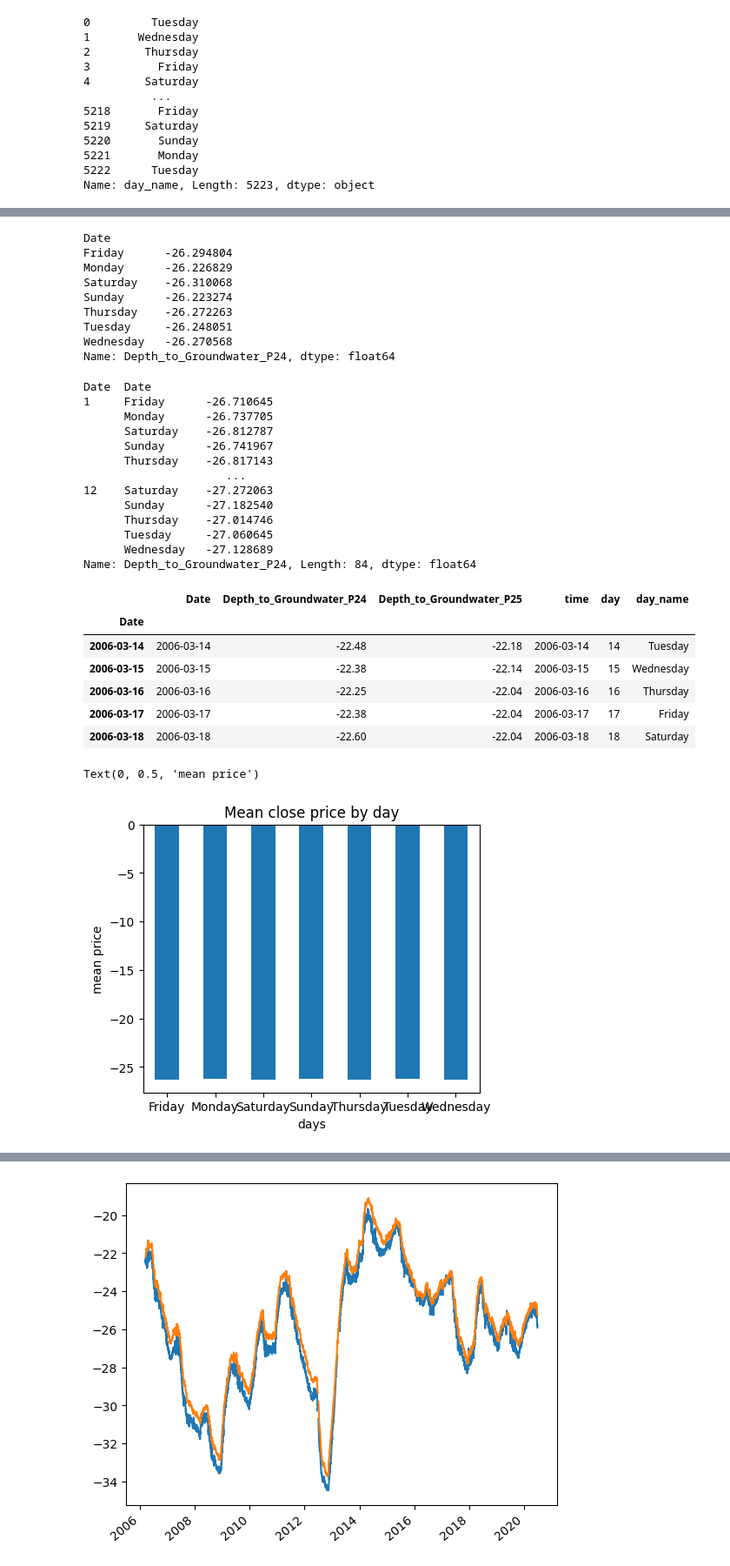
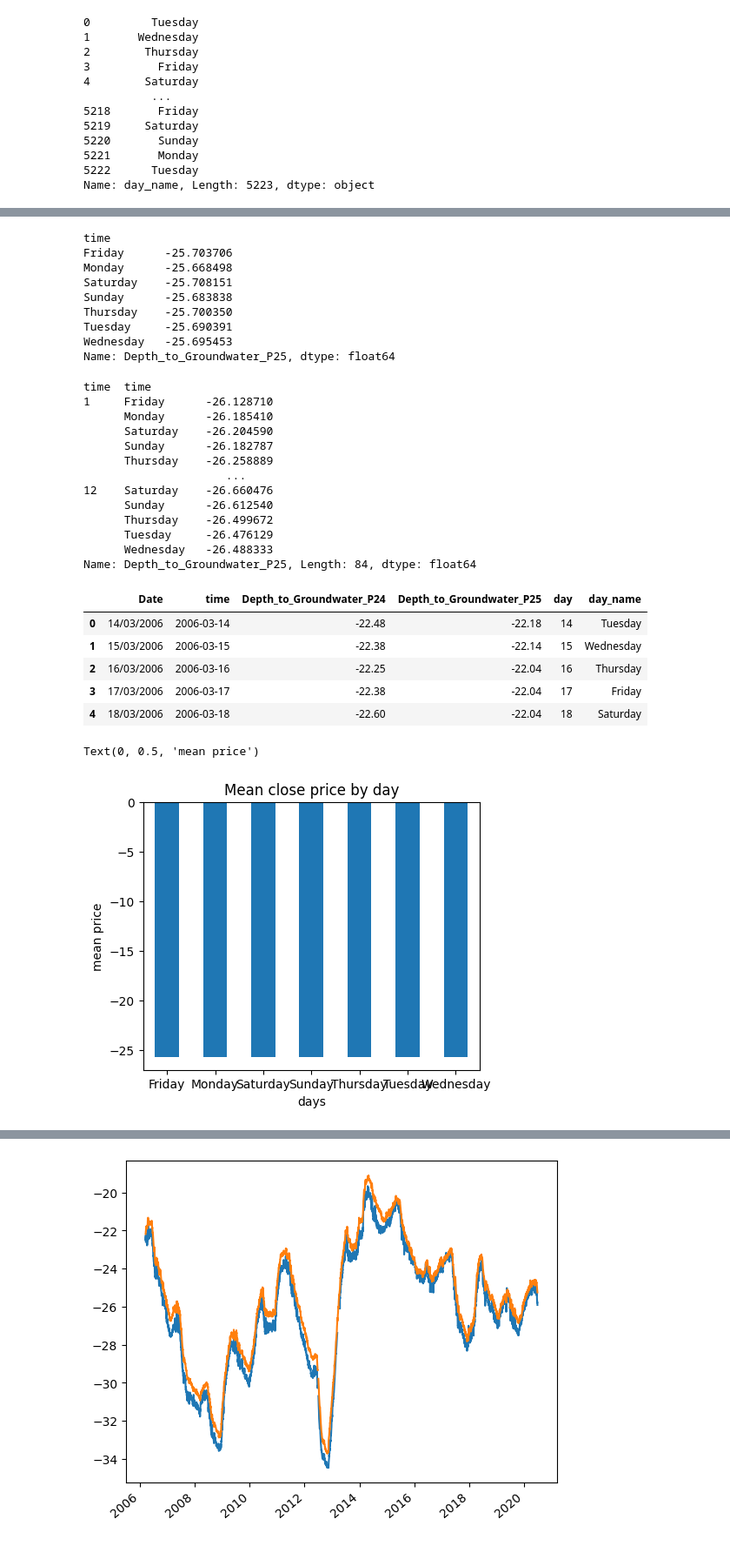
Before and after one commit to AngelRP8791/machine-learning-python-template, a Jupyter notebook: Time_series_Kaggle/1.- Intro Series financieras.ipynb, the cells around one changed output, grey strips where cells are left out. Shown at 87% size. Saved outputs shown, nothing was run; the diff lists cells and outputs as text; code cells hidden in the pictures.

```diff
--- a/Time_series_Kaggle/1.- Intro Series financieras.ipynb
+++ b/Time_series_Kaggle/1.- Intro Series financieras.ipynb
@@ -79,3 +79,5 @@ Text(0.5, 0, 'time')
 # %%
-
-df['Date'] = pd.to_datetime(df['Date'])
+df['time'] = pd.to_datetime(df['Date'])
+# %%
+df2 = df[["Date","time","Depth_to_Groundwater_P24","Depth_to_Groundwater_P25"]]
+df2
@@ -103,7 +117,7 @@ df2['Date'].max() - df2['Date'].min() #timestamp, #timedelta
 Timedelta('5222 days 00:00:00')
 # %%
 # Extaer información relevante para analizar, por ejempo los días, los meses, etc..
-df2['day'] = df2['Date'].dt.day
+df2['day'] = df2['time'].dt.day
 # %% [output]
 A value is trying to be set on a copy of a slice from a DataFrame.
 Try using .loc[row_indexer,col_indexer] = value instead
@@ -122,5 +136,5 @@ df2.tail()
 # %%
-df2['day_name'] = df2['Date'].dt.day_name()
+df2['day_name'] = df2['time'].dt.day_name()
 # prueba con month, year
 # %% [output]
 A value is trying to be set on a copy of a slice from a DataFrame.
@@ -158,54 +171,53 @@ df2.head()
 # %%
 # promedio de cierre por día
-df2.groupby([df2["Date"].dt.day_name()])['Depth_to_Groundwater_P24'].mean()
+df2.groupby([df2["time"].dt.day_name()])['Depth_to_Groundwater_P25'].mean()
 # %% [output]
-Date
-Friday      -26.294804
-Monday      -26.226829
-Saturday    -26.310068
-Sunday      -26.223274
-Thursday    -26.272263
-Tuesday     -26.248051
-Wednesday   -26.270568
-Name: Depth_to_Groundwater_P24, dtype: float64
+time
+Friday      -25.703706
+Monday      -25.668498
+Saturday    -25.708151
+Sunday      -25.683838
+Thursday    -25.700350
+Tuesday     -25.690391
+Wednesday   -25.695453
+Name: Depth_to_Groundwater_P25, dtype: float64
 # %%
 # precio de cierre por mes y día de la semana
-df2.groupby([df2["Date"].dt.month, df2["Date"].dt.day_name()])['Depth_to_Groundwater_P24'].mean()
+df2.groupby([df2["time"].dt.month, df2["time"].dt.day_name()])['Depth_to_Groundwater_P25'].mean()
 # interesante observe el septimo mes en cada día
 # %% [output]
-Date  Date
-1     Friday      -26.710645
-      Monday      -26.737705
-      Saturday    -26.812787
-      Sunday      -26.741967
-      Thursday    -26.817143
+time  time
+1     Friday      -26.128710
+      Monday      -26.185410
+      Saturday    -26.204590
+      Sunday      -26.182787
+      Thursday    -26.258889
                      ...
-12    Saturday    -27.272063
-      Sunday      -27.182540
-      Thursday    -27.014746
-      Tuesday     -27.060645
-      Wednesday   -27.128689
-Name: Depth_to_Groundwater_P24, Length: 84, dtype: float64
+12    Saturday    -26.660476
+      Sunday      -26.612540
+      Thursday    -26.499672
+      Tuesday     -26.476129
+      Wednesday   -26.488333
+Name: Depth_to_Groundwater_P25, Length: 84, dtype: float64
 # %%
 df2.head()
 # %% [output]
-|  | Date | Depth_to_Groundwater_P24 | Depth_to_Groundwater_P25 | time | day | day_name |
-| Date |  |  |  |  |  |  |
-| 2006-03-14 | 2006-03-14 | -22.48 | -22.18 | 2006-03-14 | 14 | Tuesday |
-| 2006-03-15 | 2006-03-15 | -22.38 | -22.14 | 2006-03-15 | 15 | Wednesday |
-| 2006-03-16 | 2006-03-16 | -22.25 | -22.04 | 2006-03-16 | 16 | Thursday |
-| 2006-03-17 | 2006-03-17 | -22.38 | -22.04 | 2006-03-17 | 17 | Friday |
-| 2006-03-18 | 2006-03-18 | -22.60 | -22.04 | 2006-03-18 | 18 | Saturday |
+|  | Date | time | Depth_to_Groundwater_P24 | Depth_to_Groundwater_P25 | day | day_name |
+| 0 | 14/03/2006 | 2006-03-14 | -22.48 | -22.18 | 14 | Tuesday |
+| 1 | 15/03/2006 | 2006-03-15 | -22.38 | -22.14 | 15 | Wednesday |
+| 2 | 16/03/2006 | 2006-03-16 | -22.25 | -22.04 | 16 | Thursday |
+| 3 | 17/03/2006 | 2006-03-17 | -22.38 | -22.04 | 17 | Friday |
+| 4 | 18/03/2006 | 2006-03-18 | -22.60 | -22.04 | 18 | Saturday |
 # %%
 # gráficando el día
 fig, axs = plt.subplots(figsize=(5,4))
-df2.groupby(df2["Date"].dt.day_name())["Depth_to_Groundwater_P24"].mean().plot(
+df2.groupby(df2["time"].dt.day_name())["Depth_to_Groundwater_P25"].mean().plot(
     kind='bar', rot=0, ax=axs)
 plt.title("Mean close price by day")
 plt.xlabel("days")
 plt.ylabel("mean price")
 # %% [output]
 Text(0, 0.5, 'mean price')
-[figure, old version]
+[figure, new version]
 # %%
 # datetime como index
```
Also changed, not shown: parts of 16 cells of this notebook, 1 other file.
